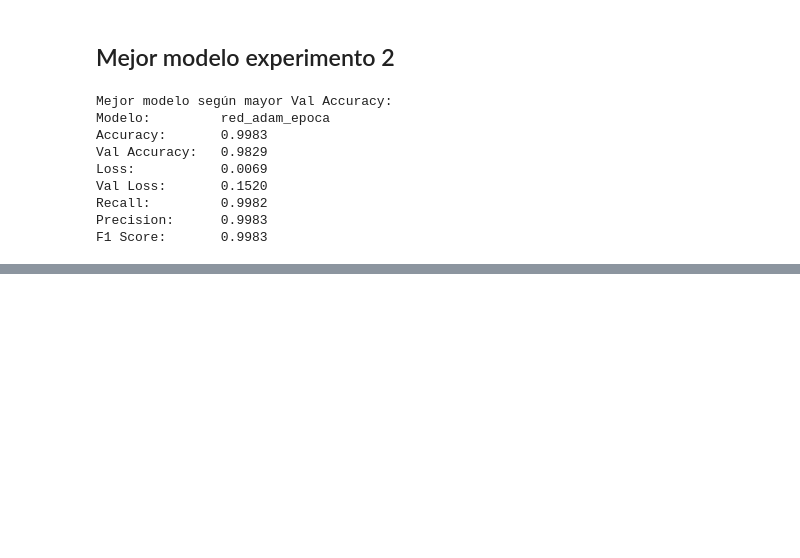
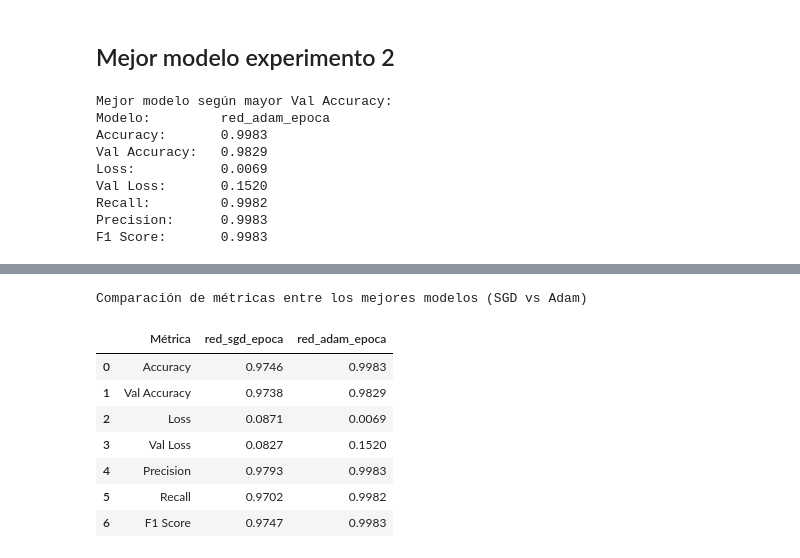
Before and after one commit to Nicolas-Nav/DeepLearning, a Jupyter notebook: DLY0100_Entrega_1_DeepLe_(2).ipynb, the cells around one changed output, grey strips where cells are left out. Cells and saved outputs as stored; diff of their text form; code cells hidden in the pictures; blank space fills up the shorter version.

```diff
--- a/DLY0100_Entrega_1_DeepLe_(2).ipynb
+++ b/DLY0100_Entrega_1_DeepLe_(2).ipynb
@@ -1907,0 +1938,19 @@ Por estos motivos, red_adam_dropout es el candidato para pasar a producción o a
+# %%
+# Crear una tabla (DataFrame) con nombres reales de los modelos
+comparacion_modelos_tabla = pd.DataFrame({
+    'Métrica': ['Accuracy', 'Val Accuracy', 'Loss', 'Val Loss', 'Precision', 'Recall', 'F1 Score'],
+    nombre_mejor_modelo: [acc, val_acc, loss, val_loss, precision, recall, f1_score],
+    nombre_mejor_modelo_adam: [acc_adam, val_acc_adam, loss_adam, val_loss_adam, precision_adam, recall_adam, f1_score_adam]
+})
+
+comparacion_modelos_tabla.style.set_caption("Comparación de métricas entre los mejores modelos (SGD vs Adam)").format(precision=4)
+# %% [output]
+Comparación de métricas entre los mejores modelos (SGD vs Adam)
+|  | Métrica | red_sgd_epoca | red_adam_epoca |
+| 0 | Accuracy | 0.9746 | 0.9983 |
+| 1 | Val Accuracy | 0.9738 | 0.9829 |
+| 2 | Loss | 0.0871 | 0.0069 |
+| 3 | Val Loss | 0.0827 | 0.1520 |
+| 4 | Precision | 0.9793 | 0.9983 |
+| 5 | Recall | 0.9702 | 0.9982 |
+| 6 | F1 Score | 0.9747 | 0.9983 |
```
Also changed, not shown: parts of 8 cells of this notebook.
